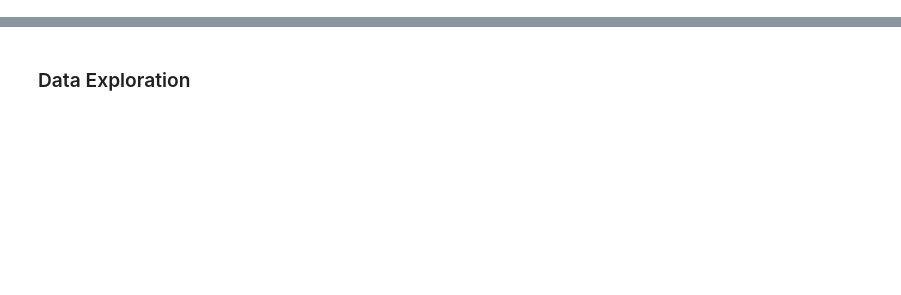
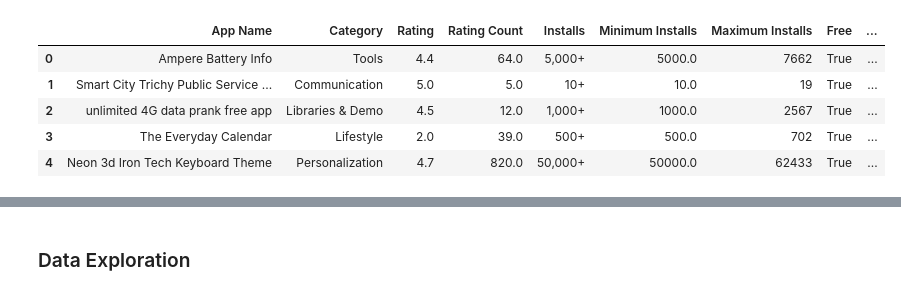
Before and after one commit to paul-trood/Portfolio-Mobile_app_recommendations, a Jupyter notebook: app_profile.ipynb, the cells around one changed output, grey strips where cells are left out. Cells and saved outputs as stored; diff of their text form; code cells hidden in the pictures; blank space fills up the shorter version.

```diff
--- a/app_profile.ipynb
+++ b/app_profile.ipynb
@@ -58,3 +42,10 @@ pd.set_option("display.float_format", lambda x: "%.5f" % x)
 # %%
-google_raw_data = pd.read_csv("googleplaystore.csv")
-apple_raw_data = pd.read_csv("AppleStore.csv")
+csv = pd.read_csv("google_apps_cleaned.csv")
+csv.head()
+# %% [output]
+|  | App Name | Category | Rating | Rating Count | Installs | Minimum Installs | Maximum Installs | Free | ... |
+| 0 | Ampere Battery Info | Tools | 4.4 | 64.0 | 5,000+ | 5000.0 | 7662 | True | ... |
+| 1 | Smart City Trichy Public Service ... | Communication | 5.0 | 5.0 | 10+ | 10.0 | 19 | True | ... |
+| 2 | unlimited 4G data prank free app | Libraries & Demo | 4.5 | 12.0 | 1,000+ | 1000.0 | 2567 | True | ... |
+| 3 | The Everyday Calendar | Lifestyle | 2.0 | 39.0 | 500+ | 500.0 | 702 | True | ... |
+| 4 | Neon 3d Iron Tech Keyboard Theme | Personalization | 4.7 | 820.0 | 50,000+ | 50000.0 | 62433 | True | ... |
```
Also changed, not shown: parts of 104 cells of this notebook.
